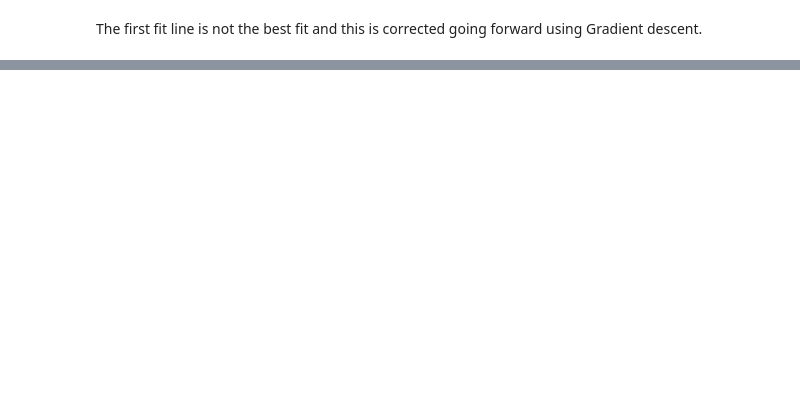
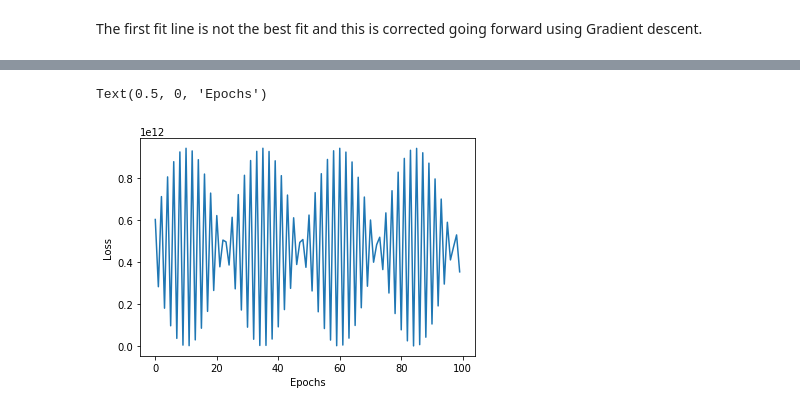
Before and after one commit to rajeev-shivaram/PyTorch101, a Jupyter notebook: Linear_Regression_using_Pytorch.ipynb, the cells around one changed output, grey strips where cells are left out. Cells and saved outputs as stored; diff of their text form; code cells hidden in the pictures; blank space fills up the shorter version.

Commit message:
[INCORRECT]getting wavelike instead of Linear graph

```diff
--- a/Linear_Regression_using_Pytorch.ipynb
+++ b/Linear_Regression_using_Pytorch.ipynb
@@ -207,0 +268,9 @@ The first fit line is not the best fit and this is corrected going forward using
+# %%
+# step1 is to Specift the loss function that we intent to minimize
+# access the built-in loss funtion as
+criterion = nn.MSELoss()
+
+# An optimizer that is used to update the parameters.
+# usually a gradient descent optimizer, notibly Stochastic GD
+# lr is learning rate and needs to be small
+optimizer = torch.optim.SGD(model.parameters(), lr=0.01)
@@ -207,0 +296,19 @@ The first fit line is not the best fit and this is corrected going forward using
+# %%
+epochs = 100
+losses = []
+for i in range(epochs):
+  y_pred = model.forward(X)   # Get 1st prediction
+  loss = criterion(y_pred, y) # MSE loss for predicted and actual y
+
+  print("Epoch", i, "Loss:", loss.item())
+  losses.append(loss)
+
+  # set the gradient since it gets accumulates after backward call
+  optimizer.zero_grad
+
+  #minimize the loss, call GD of loss, for which we use backward func
+  loss.backward() # computes gradient descent
+
+  # now that we have GD, we update our model parameters using optimizers
+  # all optims have step method thats used to update params of model
+  optimizer.step()
@@ -207,0 +339,7 @@ The first fit line is not the best fit and this is corrected going forward using
+# %%
+plt.plot(range(epochs), losses)
+plt.ylabel('Loss')
+plt.xlabel('Epochs')
+# %% [output]
+Text(0.5, 0, 'Epochs')
+[figure, added]
```
Also changed, not shown: parts of 12 cells of this notebook.
